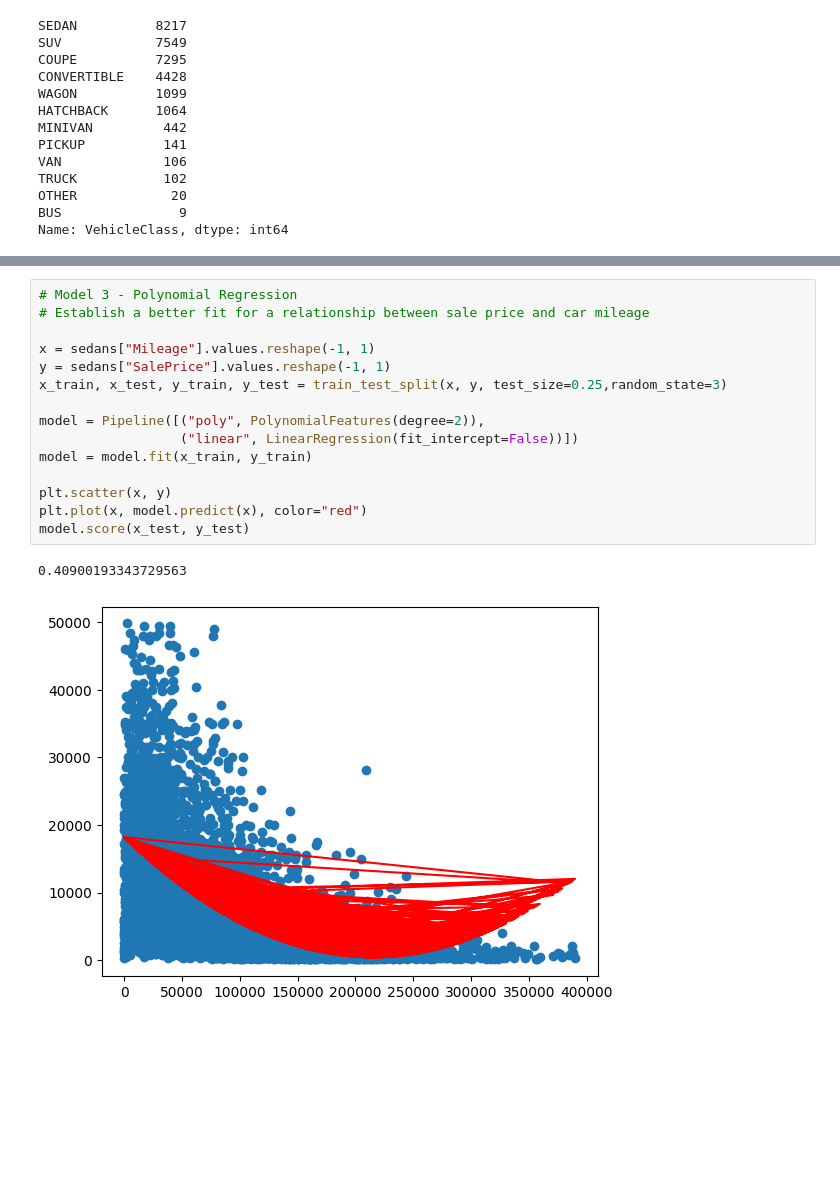
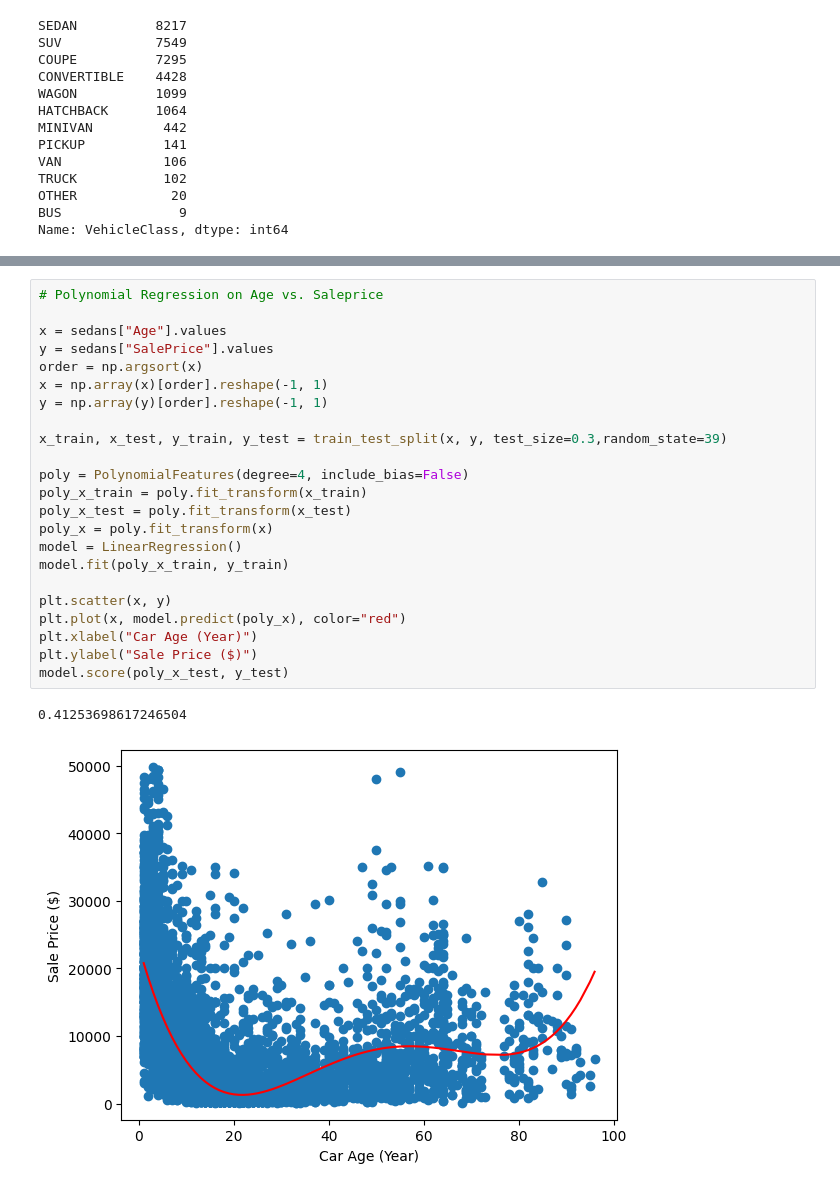
Before and after one commit to briansmy/CSE487, a Jupyter notebook: Project/car_sales.ipynb, the cells around one changed output, grey strips where cells are left out. Drawn from its saved outputs; the diff is of its cells as text; blank space fills up the shorter version.

```diff
--- a/Project/car_sales.ipynb
+++ b/Project/car_sales.ipynb
@@ -425,18 +512,26 @@ plt.scatter(centroids[:, 0], centroids[:, 1], c="red", s=50)
 # %%
-# Model 3 - Polynomial Regression
-# Establish a better fit for a relationship between sale price and car mileage
+# Polynomial Regression on Age vs. Saleprice
 
-x = sedans["Mileage"].values.reshape(-1, 1)
-y = sedans["SalePrice"].values.reshape(-1, 1)
-x_train, x_test, y_train, y_test = train_test_split(x, y, test_size=0.25,random_state=3)
+x = sedans["Age"].values
+y = sedans["SalePrice"].values
+order = np.argsort(x)
+x = np.array(x)[order].reshape(-1, 1)
+y = np.array(y)[order].reshape(-1, 1)
 
-model = Pipeline([("poly", PolynomialFeatures(degree=2)),
-                  ("linear", LinearRegression(fit_intercept=False))])
-model = model.fit(x_train, y_train)
+x_train, x_test, y_train, y_test = train_test_split(x, y, test_size=0.3,random_state=39)
+
+poly = PolynomialFeatures(degree=4, include_bias=False)
+poly_x_train = poly.fit_transform(x_train)
+poly_x_test = poly.fit_transform(x_test)
+poly_x = poly.fit_transform(x)
+model = LinearRegression()
+model.fit(poly_x_train, y_train)
 
 plt.scatter(x, y)
-plt.plot(x, model.predict(x), color="red")
-model.score(x_test, y_test)
+plt.plot(x, model.predict(poly_x), color="red")
+plt.xlabel("Car Age (Year)")
+plt.ylabel("Sale Price ($)")
+model.score(poly_x_test, y_test)
 # %% [output]
-0.40900193343729563
+0.41253698617246504
-[figure, old version]
+[figure, new version]
```
Also changed, not shown: parts of 15 cells of this notebook.
